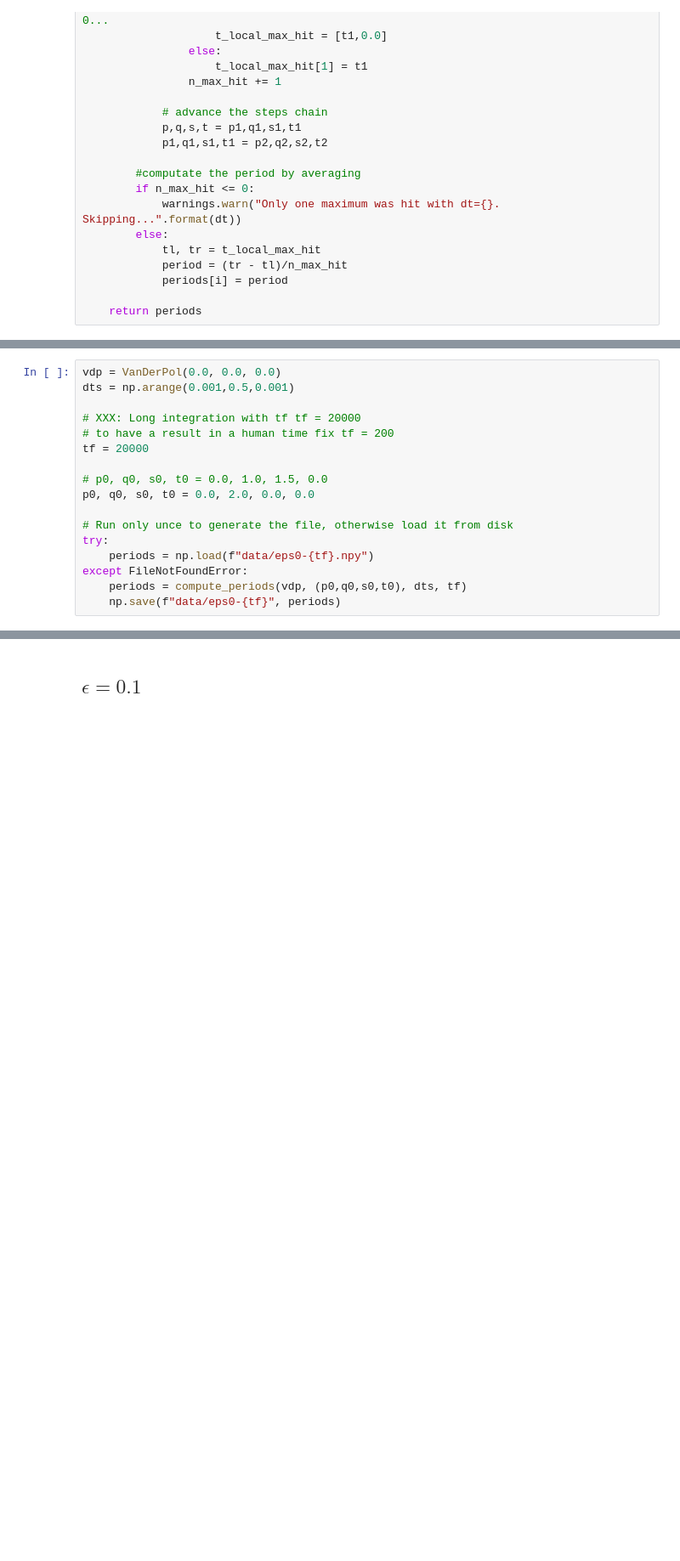
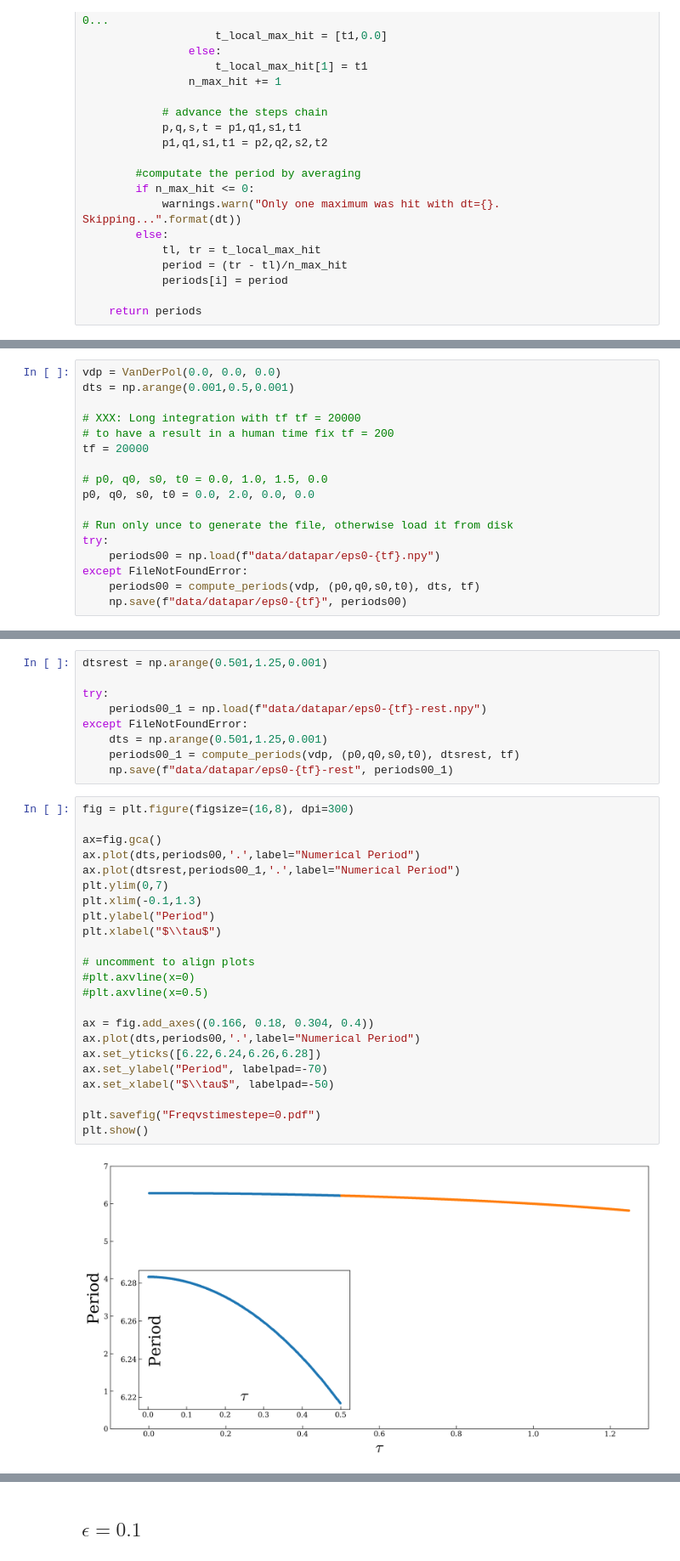
Before and after one commit to fzadra/VanDerPolContact, a Jupyter notebook: VDP-PeriodsAndFrequencies.ipynb, the cells around one changed output, grey strips where cells are left out. Shown at 85% size. Cells and saved outputs as stored; diff of their text form; blank space fills up the shorter version.

```diff
--- a/VDP-PeriodsAndFrequencies.ipynb
+++ b/VDP-PeriodsAndFrequencies.ipynb
@@ -106,7 +131,7 @@ p0, q0, s0, t0 = 0.0, 2.0, 0.0, 0.0
 
 # Run only unce to generate the file, otherwise load it from disk
 try:
-    periods = np.load(f"data/eps0-{tf}.npy")
+    periods00 = np.load(f"data/datapar/eps0-{tf}.npy")
 except FileNotFoundError:
-    periods = compute_periods(vdp, (p0,q0,s0,t0), dts, tf)
-    np.save(f"data/eps0-{tf}", periods)
+    periods00 = compute_periods(vdp, (p0,q0,s0,t0), dts, tf)
+    np.save(f"data/datapar/eps0-{tf}", periods00)
@@ -248,0 +138,34 @@ array([6.2835, 6.283 , 6.2835, 6.284 , 6.285 , 6.285 , 6.2825, 6.284 ,
+# %%
+dtsrest = np.arange(0.501,1.25,0.001)
+
+try:
+    periods00_1 = np.load(f"data/datapar/eps0-{tf}-rest.npy")
+except FileNotFoundError:
+    dts = np.arange(0.501,1.25,0.001)
+    periods00_1 = compute_periods(vdp, (p0,q0,s0,t0), dtsrest, tf)
+    np.save(f"data/datapar/eps0-{tf}-rest", periods00_1)
+# %%
+fig = plt.figure(figsize=(16,8), dpi=300)
+
+ax=fig.gca()
+ax.plot(dts,periods00,'.',label="Numerical Period")
+ax.plot(dtsrest,periods00_1,'.',label="Numerical Period")
+plt.ylim(0,7)
+plt.xlim(-0.1,1.3)
+plt.ylabel("Period")
+plt.xlabel("$\\tau$")
+
+# uncomment to align plots
+#plt.axvline(x=0)
+#plt.axvline(x=0.5)
+
+ax = fig.add_axes((0.166, 0.18, 0.304, 0.4))
+ax.plot(dts,periods00,'.',label="Numerical Period")
+ax.set_yticks([6.22,6.24,6.26,6.28])
+ax.set_ylabel("Period", labelpad=-70)
+ax.set_xlabel("$\\tau$", labelpad=-50)
+
+plt.savefig("Freqvstimestepe=0.pdf")
+plt.show()
+# %% [output]
+[figure, added]
```
Also changed, not shown: parts of 48 cells of this notebook, 5 other files.
